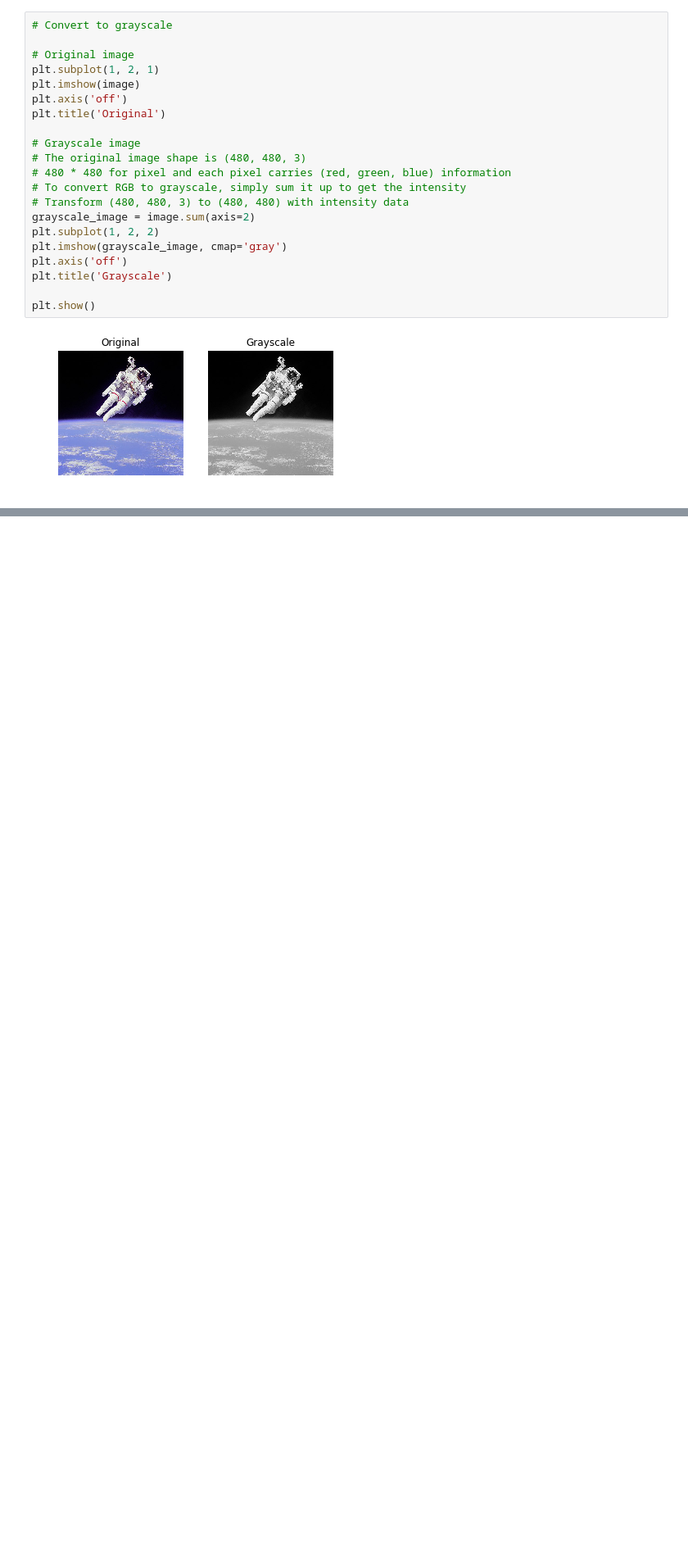
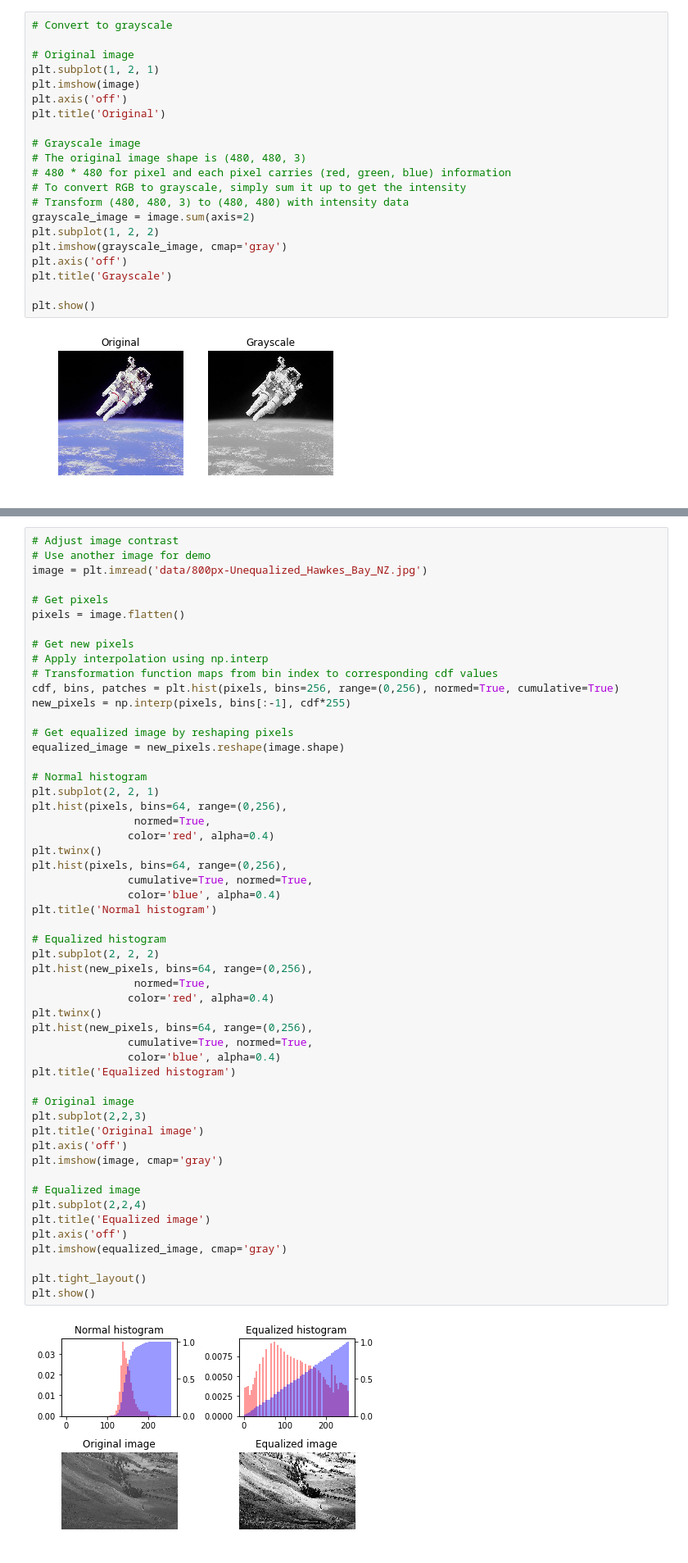
Before and after one commit to woo-chia-wei/python-data-visualization, a Jupyter notebook: projects/image_processing.ipynb, the cells around one changed output, grey strips where cells are left out. Shown: that part at 82% size. Cells and saved outputs as stored; diff of their text form; blank space fills up the shorter version.

Commit message:
Inserted equalizing histogram into image processing project.

```diff
--- a/projects/image_processing.ipynb
+++ b/projects/image_processing.ipynb
@@ -77,0 +55,55 @@ plt.show()
+# %%
+# Adjust image contrast
+# Use another image for demo
+image = plt.imread('data/800px-Unequalized_Hawkes_Bay_NZ.jpg')
+
+# Get pixels
+pixels = image.flatten()
+
+# Get new pixels
+# Apply interpolation using np.interp
+# Transformation function maps from bin index to corresponding cdf values
+cdf, bins, patches = plt.hist(pixels, bins=256, range=(0,256), normed=True, cumulative=True)
+new_pixels = np.interp(pixels, bins[:-1], cdf*255)
+
+# Get equalized image by reshaping pixels
+equalized_image = new_pixels.reshape(image.shape)
+
+# Normal histogram
+plt.subplot(2, 2, 1)
+plt.hist(pixels, bins=64, range=(0,256),
+                normed=True,
+               color='red', alpha=0.4)
+plt.twinx()
+plt.hist(pixels, bins=64, range=(0,256),
+               cumulative=True, normed=True,
+               color='blue', alpha=0.4)
+plt.title('Normal histogram')
+
+# Equalized histogram
+plt.subplot(2, 2, 2)
+plt.hist(new_pixels, bins=64, range=(0,256),
+                normed=True,
+               color='red', alpha=0.4)
+plt.twinx()
+plt.hist(new_pixels, bins=64, range=(0,256),
+               cumulative=True, normed=True,
+               color='blue', alpha=0.4)
+plt.title('Equalized histogram')
+
+# Original image
+plt.subplot(2,2,3)
+plt.title('Original image')
+plt.axis('off')
+plt.imshow(image, cmap='gray')
+
+# Equalized image
+plt.subplot(2,2,4)
+plt.title('Equalized image')
+plt.axis('off')
+plt.imshow(equalized_image, cmap='gray')
+
+plt.tight_layout()
+plt.show()
+# %% [output]
+[figure, added]
```
Also changed, not shown: parts of 1 cell of this notebook.
